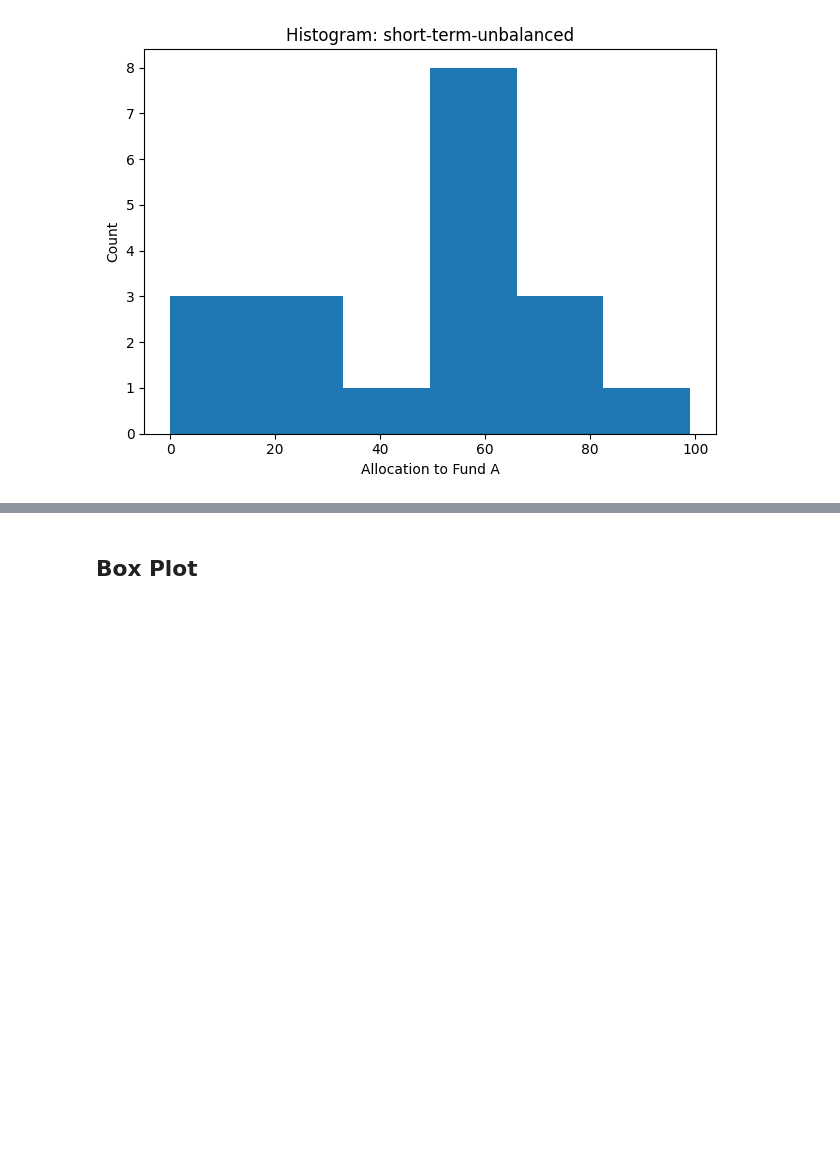
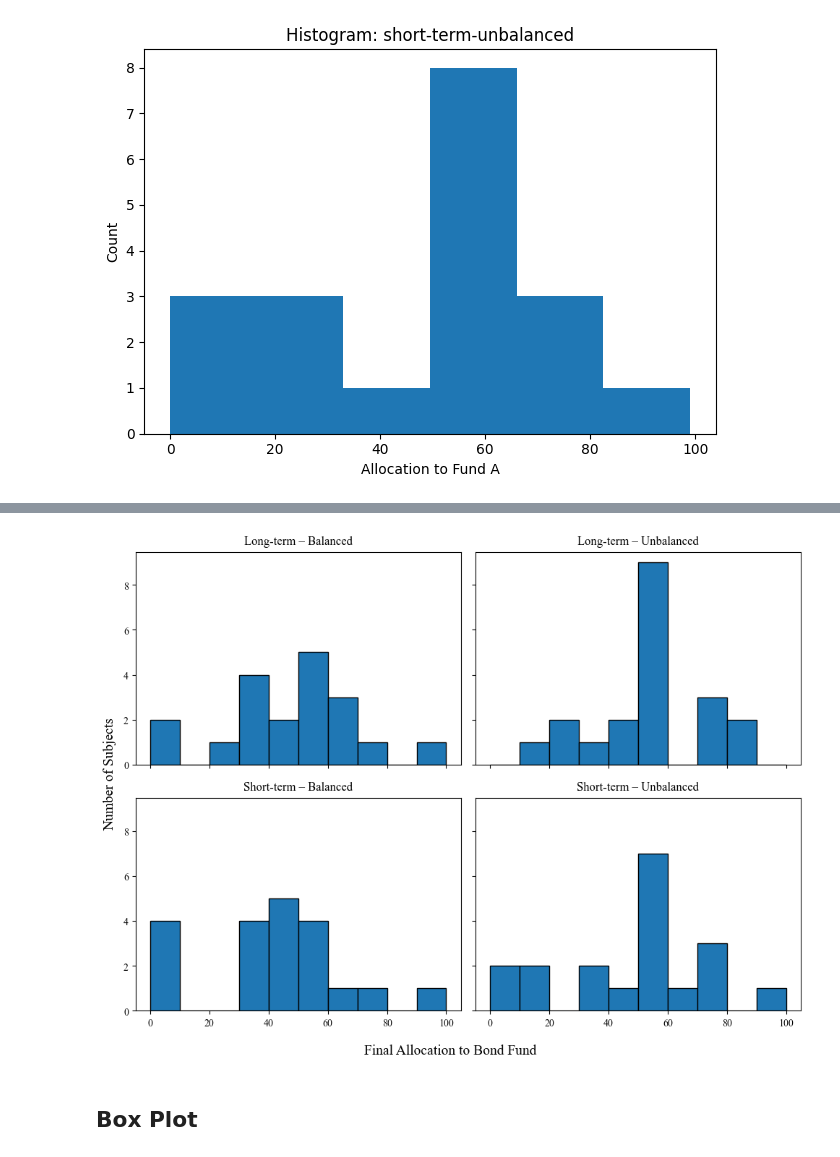
Before and after one commit to FeKapp/bachelorthesis-data-analysis, a Jupyter notebook: anova_analysis.ipynb, the cells around one changed output, grey strips where cells are left out. Cells and saved outputs as stored; diff of their text form; code cells hidden in the pictures; blank space fills up the shorter version.

```diff
--- a/anova_analysis.ipynb
+++ b/anova_analysis.ipynb
@@ -60,3 +86,44 @@ for (p1, p2), group in df.groupby(['evaluation_horizon', 'model_condition']):
+# %%
+import numpy as np
+import matplotlib.pyplot as plt
+
+# ——— set global font to Times New Roman ———
+plt.rcParams['font.family'] = 'serif'
+plt.rcParams['font.serif'] = ['Times New Roman']
+# optional: make math text use it too
+plt.rcParams['mathtext.default'] = 'regular'
+
+# 1) Shared bins across all histograms
+all_vals = df['allocation_fund_a'].values
+bins = np.histogram_bin_edges(all_vals, bins='auto')
+
+# 2) Create 2×2 grid with shared axes
+fig, axes = plt.subplots(2, 2, figsize=(10, 8), sharex=True, sharey=True)
+axes = axes.flatten()
+
+# 3) Loop through each group and its Axes
+for ax, ((horizon, condition), group) in zip(axes,
+                                             df.groupby(['evaluation_horizon',
+                                                         'model_condition'])):
+    ax.hist(group['allocation_fund_a'], bins=bins, edgecolor='black')
+    # Title now includes both pieces, capitalized
+    ax.set_title(f"{horizon.capitalize()} – {condition.capitalize()}",
+                 pad=8, fontsize=12)
+
+# 4) Remove individual axis labels
+for ax in axes:
+    ax.set_xlabel('')
+    ax.set_ylabel('')
+
+# 5) Add one global x- and y-label (requires Matplotlib ≥3.4)
+fig.supxlabel("Final Allocation to Bond Fund", fontsize=14)
+fig.supylabel("Number of Subjects", fontsize=14)
+
+# 6) Tidy up layout
+fig.tight_layout(rect=[0, 0, 1, 0.93])
+plt.show()
+# %% [output]
+[figure, added]
 # %% [markdown]
 ## Box Plot
 # %%
```
Also changed, not shown: parts of 1 cell of this notebook.
